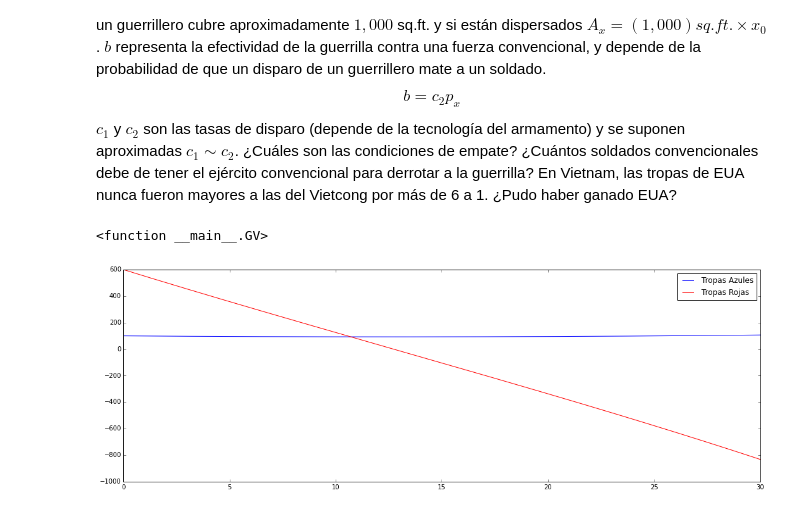
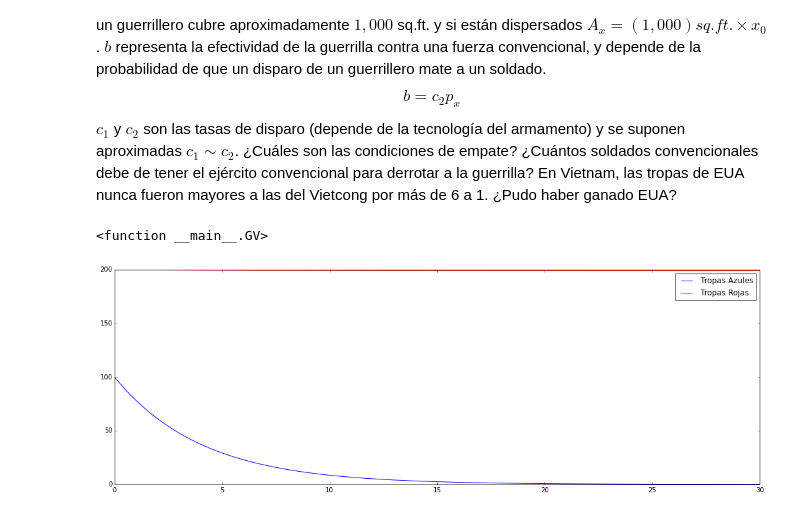
Before and after one commit to ElicHerrera/proyecto-mate-com, a Jupyter notebook: Proyecto_Adelanto_1-Copy0.ipynb, the cells around one changed output. Saved outputs shown, nothing was run; the diff lists cells and outputs as text; code cells hidden in the pictures.

```diff
--- a/Proyecto_Adelanto_1-Copy0.ipynb
+++ b/Proyecto_Adelanto_1-Copy0.ipynb
@@ -269,8 +269,8 @@ class Vietnam (Guerra):
 
     def dynamics(self, state, t):
         """La dinámica es dada por el problema."""
-        g0 = -self.a*state[0]*state[1]
-        g1 = -self.b*state[0]
+        g0 = -self.a*state[0]
+        g1 = -self.b*state[0]*state[1]
 
 
         return np.array([g0,g1])
@@ -288,39 +288,23 @@ $c_1$ y $c_2$ son las tasas de disparo (depende de la tecnología del armamento)
 # %%
 N = 1000
 
 tiempo_inicial = 0.0
 
 tiempo_final = 30
 
 ejercito=100
 
-#    def efectividad_EU(tasa_disparo_EU):
-
-#        return tasa_disparo_EU*(2/(1000*ejercito)
-
-#   def efectividad_Vietcon(tasa_disparo_Vietcong, probabilidad_matar_soldado):
-
-#         return tasa_disparo_Vietcong*probabilidad_matar_soldado
-
-#efectividad_EU = interact(EF_EU, tasa_disparo_EU=(0.001,3,.01))
-
-#interact(efectividad_EU, tasa_disparo_EU=(0.001,3,.01))
-
-#efectividad_Vietcong = interact(EF_VC, tasa_disparo_Vietcong=(.001,2.7,.01), probabilidad_matar_soldado=(0,1,.001))
-
-#interact(efectividad_Vietcon, tasa_disparo_Vietcong=(.001,2.7,.01), probabilidad_matar_soldado=(0,1,.001))
-
 def GV(tasa_disparo_EU, tasa_disparo_Vietcong, probabilidad_matar_soldado):
 
-    guerra2=Vietnam(tasa_disparo_EU*(2/(1000*ejercito)),tasa_disparo_Vietcong*probabilidad_matar_soldado)
+    guerra2=Vietnam(tasa_disparo_Vietcong*probabilidad_matar_soldado,tasa_disparo_EU*(2/(1000*ejercito)))
 
-    guerra2.initial_conditions(x_i=ejercito, y_i=ejercito*6)
+    guerra2.initial_conditions(x_i=ejercito, y_i=ejercito*2)
 
     guerra2.integrate(N, tiempo_inicial, tiempo_final, RK2)
 
     guerra2.plotjunto()
 
-interact(GV, tasa_disparo_EU = (0.001,2,.01) ,tasa_disparo_Vietcong = (0.001,2,.01), probabilidad_matar_soldado = (0.001,1,.001))
+interact(GV, tasa_disparo_EU = (0.001,1,.01) ,tasa_disparo_Vietcong = (0.001,1,.01), probabilidad_matar_soldado = (0.001,1,.001))
 # %% [output]
 <function __main__.GV>
-[figure, old version]
+[figure, new version]
```
